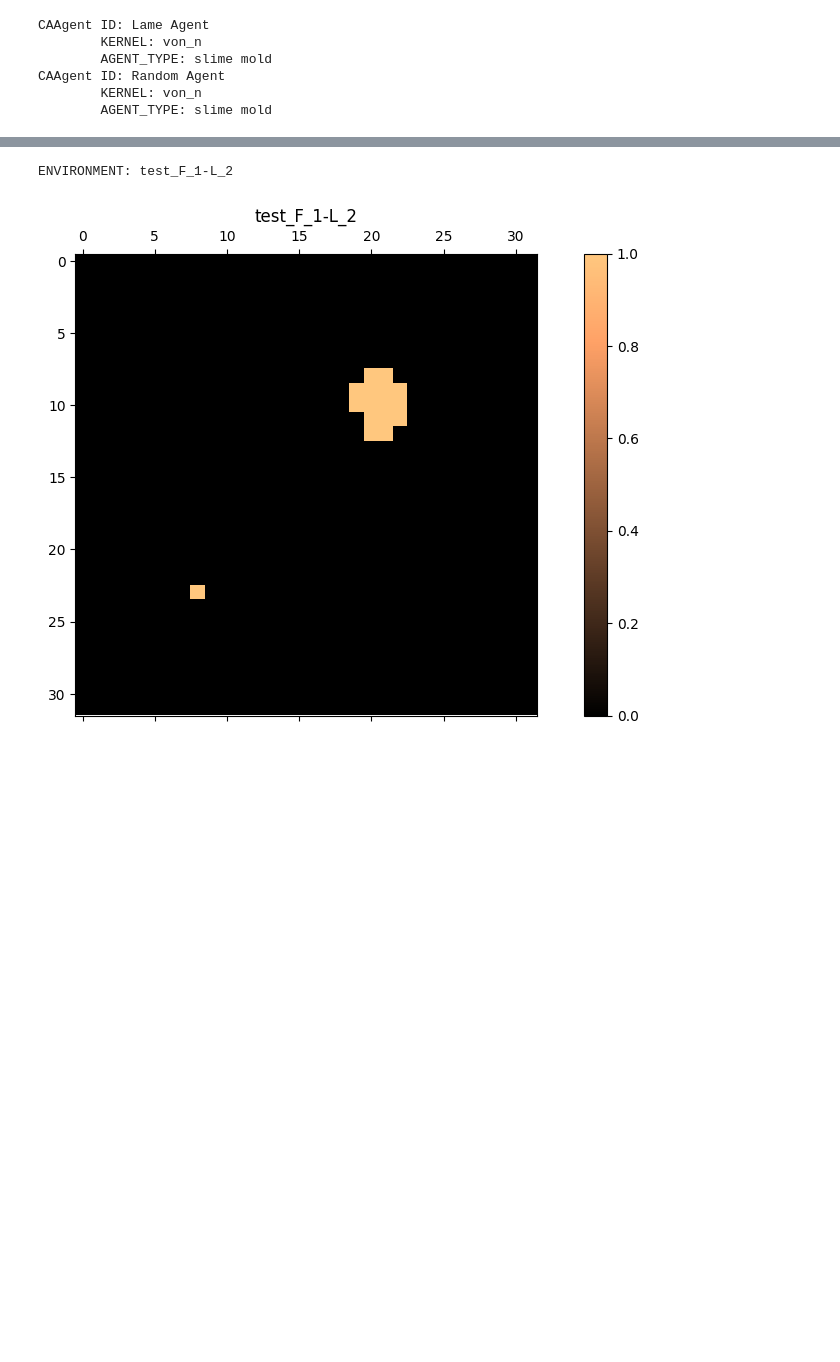
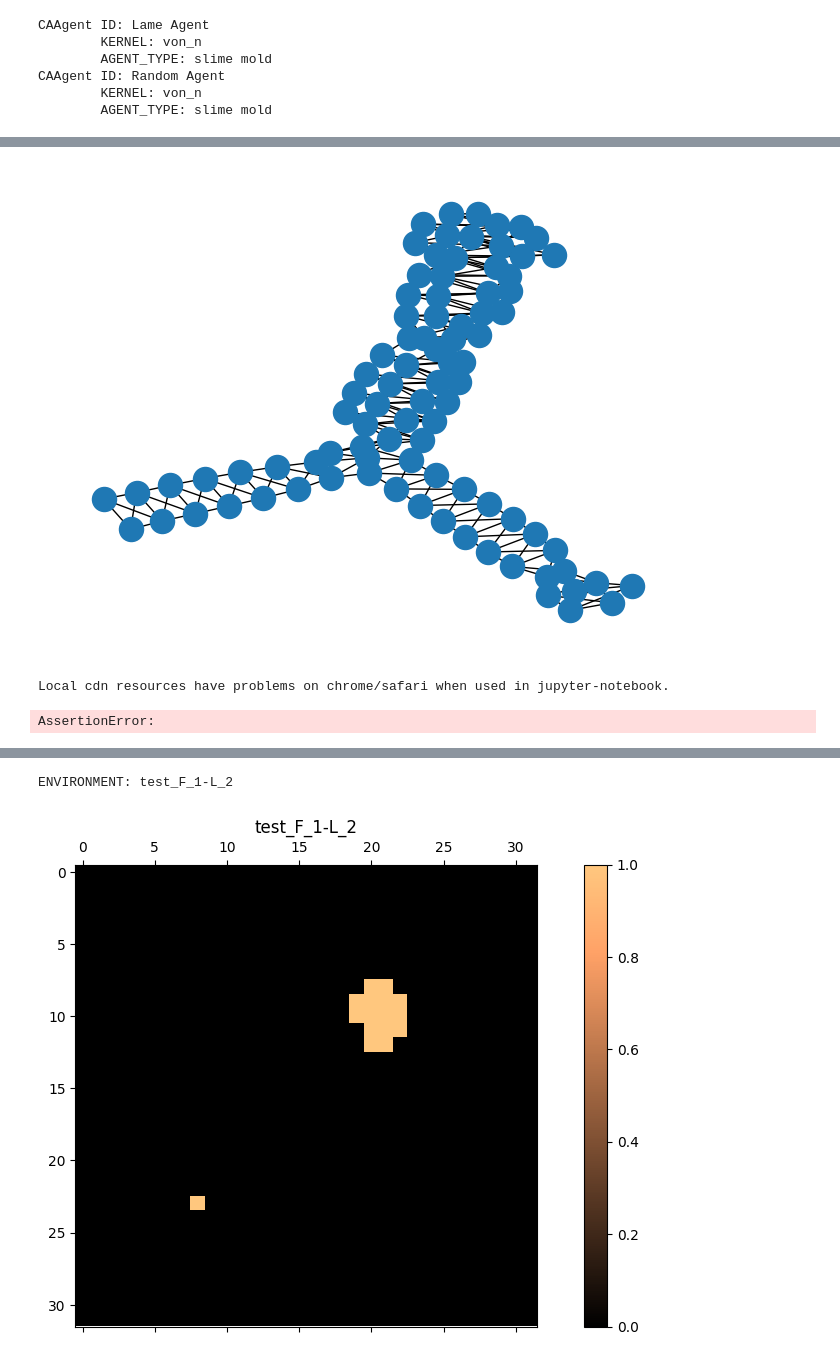
Before and after one commit to abarbieu/slime_mold_nca, a Jupyter notebook: slime.ipynb, the cells around one changed output, grey strips where cells are left out. Cells and saved outputs as stored; diff of their text form; code cells hidden in the pictures; blank space fills up the shorter version.

```diff
--- a/slime.ipynb
+++ b/slime.ipynb
@@ -170,3 +190,16 @@ def adj_matrix_from_grid(grid):
+# %%
+tenv_adj = drop_zero(adj_matrix_from_grid(tenv.channels[tenv.life_i]))
+net = nx.from_scipy_sparse_array(tenv_adj)
+nx.draw_kamada_kawai(net)
+# %% [output]
+[figure, added]
+# %%
+netw = Network(notebook=True)
+netw.from_nx(net)
+netw.show('eg.html')
+# %% [output]
+Local cdn resources have problems on chrome/safari when used in jupyter-notebook.
+AssertionError:
 # %%
 victims = np.random.randint(0,len(road_inds[0]),int(len(road_inds[0])/10.0))
 tenv.channels[tenv.hidden_i, road_inds[0][victims], road_inds[1][victims]] = 2
```
Also changed, not shown: parts of 12 cells of this notebook, 13 other files.
